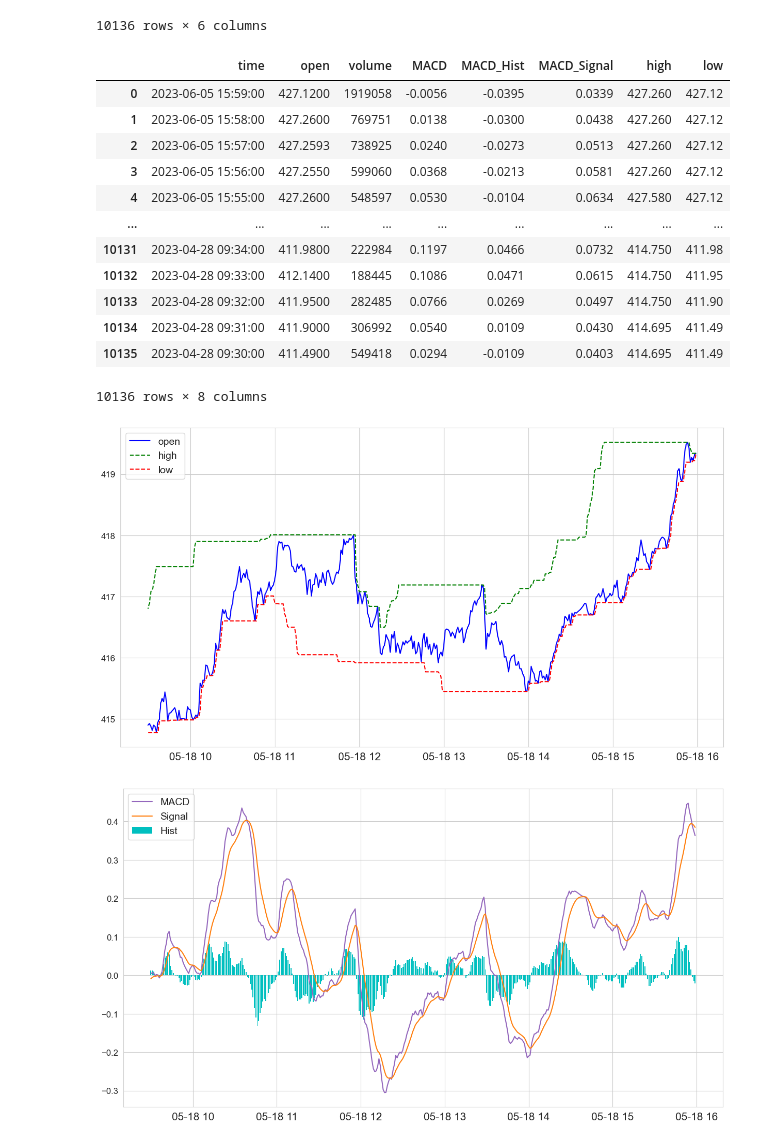
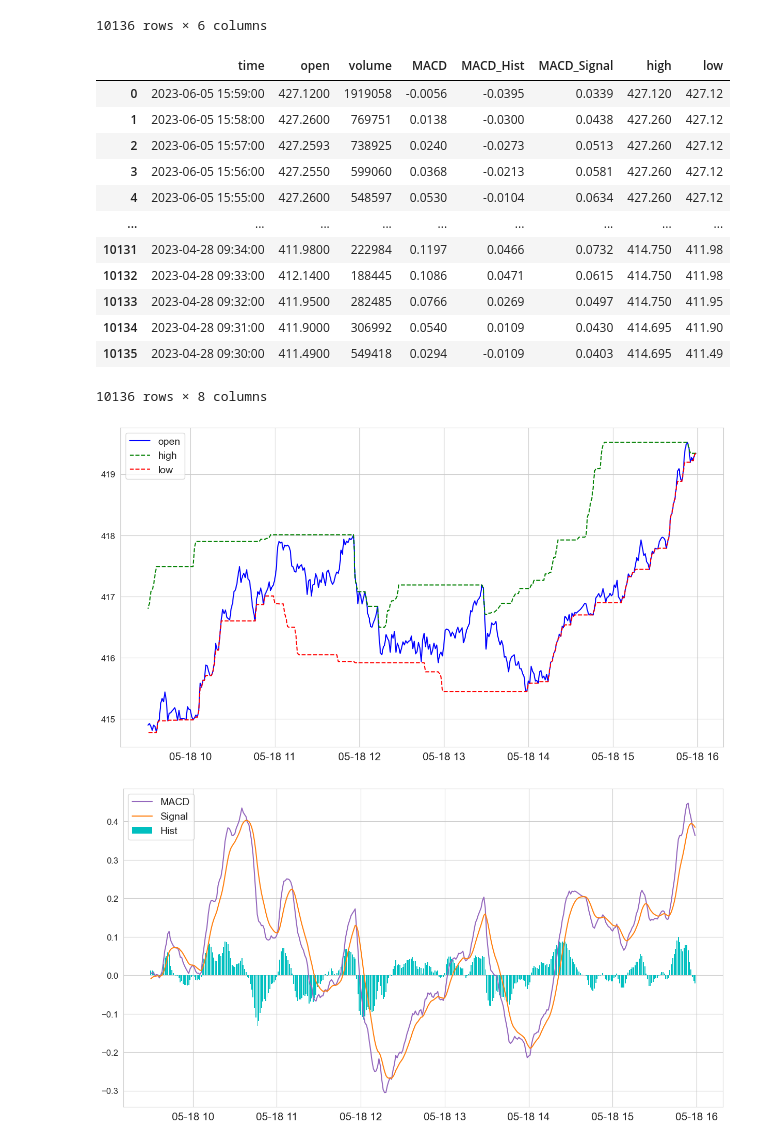
Before and after one commit to SailunZ/ErdosProject_Spring_2023, a Jupyter notebook: data preparation and visualization/Data.ipynb, the cells around one changed output. Saved outputs shown, nothing was run; the diff lists cells and outputs as text; code cells hidden in the pictures.

```diff
--- a/data preparation and visualization/Data.ipynb
+++ b/data preparation and visualization/Data.ipynb
@@ -119,30 +117,30 @@ df
 # %%
 #Add high/low columns. The 'high' at the time t is defined as the maximum of the 'open' in an hour from the time t. If the time
 #t is less than an hour from 4 pm, then take the maximum of the 'open' from t to 4 pm. The 'low' is defined similarly.
 dfhl=df.copy()
 high = pd.Series([],dtype='float');low = pd.Series([],dtype='float')
 for i in range(len(df)):
     if df.time.loc[i].hour==15:
-        high[i]=df.loc[i+1+df.loc[i].time.minute-60:i+1].open.max()
-        low[i]=df.loc[i+1+df.loc[i].time.minute-60:i+1].open.min()
+        high[i]=df.loc[i+1+df.loc[i].time.minute-60:i].open.max()
+        low[i]=df.loc[i+1+df.loc[i].time.minute-60:i].open.min()
     else:
-        high[i]=df.loc[i+1-60:i+1].open.max()
-        low[i]=df.loc[i+1-60:i+1].open.min()
+        high[i]=df.loc[i+1-60:i].open.max()
+        low[i]=df.loc[i+1-60:i].open.min()
 dfhl.insert(6, 'high', high)
 dfhl.insert(7,'low',low)
 dfhl
 # %% [output]
 |  | time | open | volume | MACD | MACD_Hist | MACD_Signal | high | low |
-| 0 | 2023-06-05 15:59:00 | 427.1200 | 1919058 | -0.0056 | -0.0395 | 0.0339 | 427.260 | 427.12 |
+| 0 | 2023-06-05 15:59:00 | 427.1200 | 1919058 | -0.0056 | -0.0395 | 0.0339 | 427.120 | 427.12 |
 | 1 | 2023-06-05 15:58:00 | 427.2600 | 769751 | 0.0138 | -0.0300 | 0.0438 | 427.260 | 427.12 |
 | 2 | 2023-06-05 15:57:00 | 427.2593 | 738925 | 0.0240 | -0.0273 | 0.0513 | 427.260 | 427.12 |
 | 3 | 2023-06-05 15:56:00 | 427.2550 | 599060 | 0.0368 | -0.0213 | 0.0581 | 427.260 | 427.12 |
-| 4 | 2023-06-05 15:55:00 | 427.2600 | 548597 | 0.0530 | -0.0104 | 0.0634 | 427.580 | 427.12 |
+| 4 | 2023-06-05 15:55:00 | 427.2600 | 548597 | 0.0530 | -0.0104 | 0.0634 | 427.260 | 427.12 |
 | ... | ... | ... | ... | ... | ... | ... | ... | ... |
 | 10131 | 2023-04-28 09:34:00 | 411.9800 | 222984 | 0.1197 | 0.0466 | 0.0732 | 414.750 | 411.98 |
-| 10132 | 2023-04-28 09:33:00 | 412.1400 | 188445 | 0.1086 | 0.0471 | 0.0615 | 414.750 | 411.95 |
-| 10133 | 2023-04-28 09:32:00 | 411.9500 | 282485 | 0.0766 | 0.0269 | 0.0497 | 414.750 | 411.90 |
-| 10134 | 2023-04-28 09:31:00 | 411.9000 | 306992 | 0.0540 | 0.0109 | 0.0430 | 414.695 | 411.49 |
+| 10132 | 2023-04-28 09:33:00 | 412.1400 | 188445 | 0.1086 | 0.0471 | 0.0615 | 414.750 | 411.98 |
+| 10133 | 2023-04-28 09:32:00 | 411.9500 | 282485 | 0.0766 | 0.0269 | 0.0497 | 414.750 | 411.95 |
+| 10134 | 2023-04-28 09:31:00 | 411.9000 | 306992 | 0.0540 | 0.0109 | 0.0430 | 414.695 | 411.90 |
 | 10135 | 2023-04-28 09:30:00 | 411.4900 | 549418 | 0.0294 | -0.0109 | 0.0403 | 414.695 | 411.49 |
 10136 rows × 8 columns
 # %%
@@ -160,7 +158,7 @@ plt.legend(fontsize=14)
 
 plt.show()
 # %% [output]
-[figure, old version]
+[figure, new version]
 # %%
 #Draw 'MACD', 'MACD_Signal', and 'MACD_Hist' for 5/18
 plt.figure(figsize=(15,8))
```
Also changed, not shown: parts of 3 cells of this notebook, 7 other files.
